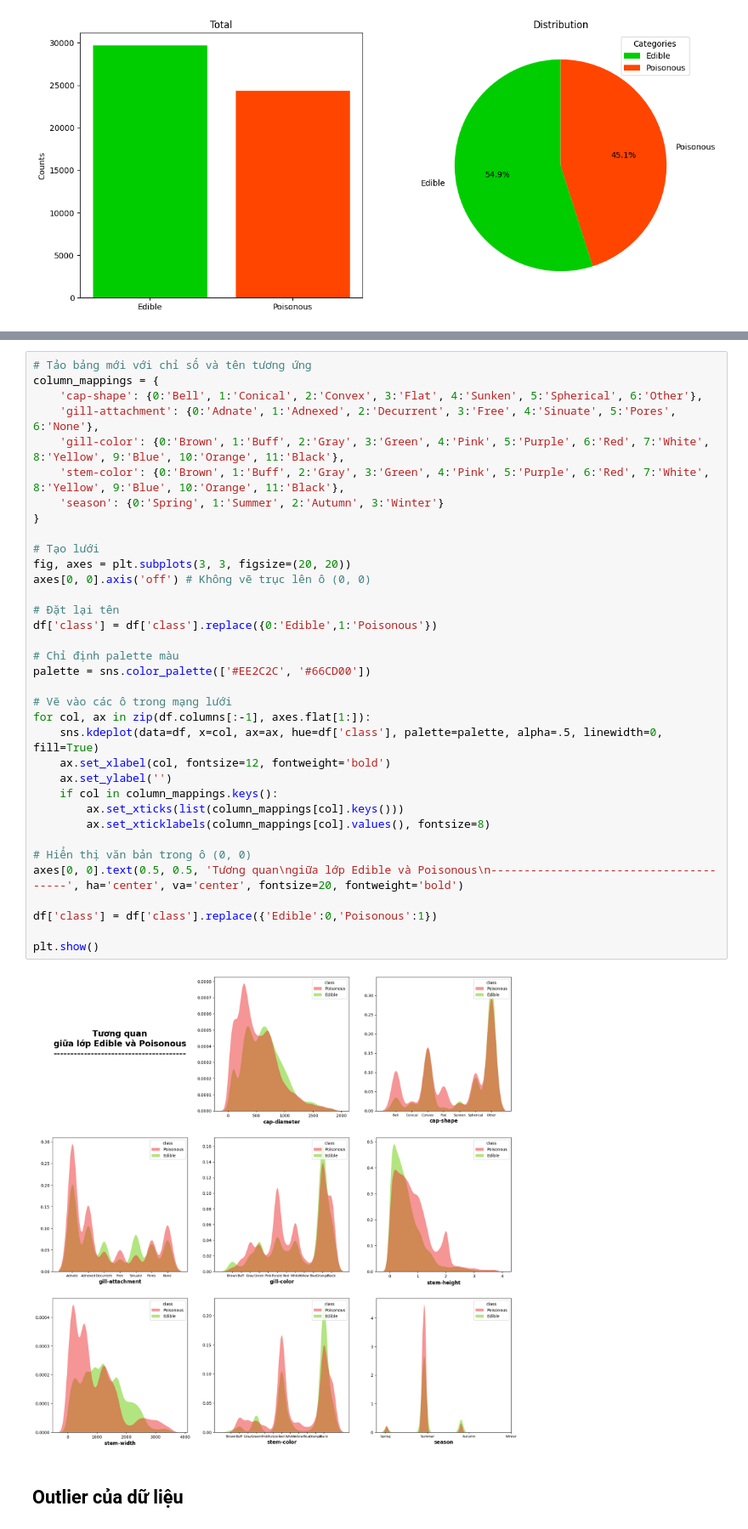
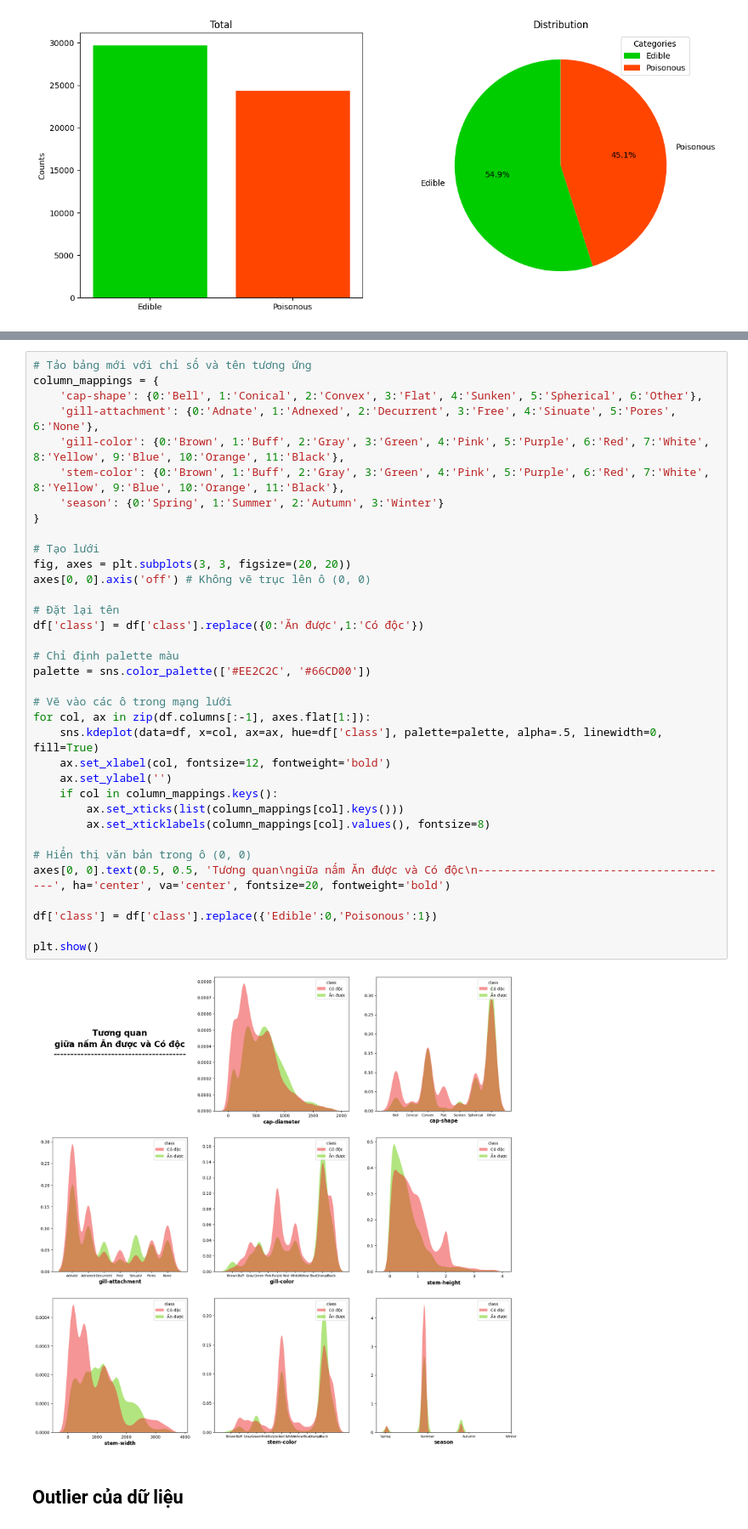
Before and after one commit to hiendamvan/mushroom_edible_classification, a Jupyter notebook: Analyze_data.ipynb, the cells around one changed output, grey strips where cells are left out. Shown: that part at 85% size. Cells and saved outputs as stored; diff of their text form.

```diff
--- a/Analyze_data.ipynb
+++ b/Analyze_data.ipynb
@@ -95,36 +95,36 @@ column_mappings = {
     'gill-attachment': {0:'Adnate', 1:'Adnexed', 2:'Decurrent', 3:'Free', 4:'Sinuate', 5:'Pores', 6:'None'},
     'gill-color': {0:'Brown', 1:'Buff', 2:'Gray', 3:'Green', 4:'Pink', 5:'Purple', 6:'Red', 7:'White', 8:'Yellow', 9:'Blue', 10:'Orange', 11:'Black'},
     'stem-color': {0:'Brown', 1:'Buff', 2:'Gray', 3:'Green', 4:'Pink', 5:'Purple', 6:'Red', 7:'White', 8:'Yellow', 9:'Blue', 10:'Orange', 11:'Black'},
     'season': {0:'Spring', 1:'Summer', 2:'Autumn', 3:'Winter'}
 }
 
 # Tạo lưới
 fig, axes = plt.subplots(3, 3, figsize=(20, 20))
 axes[0, 0].axis('off') # Không vẽ trục lên ô (0, 0)
 
 # Đặt lại tên
-df['class'] = df['class'].replace({0:'Edible',1:'Poisonous'})
+df['class'] = df['class'].replace({0:'Ăn được',1:'Có độc'})
 
 # Chỉ định palette màu
 palette = sns.color_palette(['#EE2C2C', '#66CD00'])
 
 # Vẽ vào các ô trong mạng lưới
 for col, ax in zip(df.columns[:-1], axes.flat[1:]):
     sns.kdeplot(data=df, x=col, ax=ax, hue=df['class'], palette=palette, alpha=.5, linewidth=0, fill=True)
     ax.set_xlabel(col, fontsize=12, fontweight='bold')
     ax.set_ylabel('')
     if col in column_mappings.keys():
         ax.set_xticks(list(column_mappings[col].keys()))
         ax.set_xticklabels(column_mappings[col].values(), fontsize=8)
 
 # Hiển thị văn bản trong ô (0, 0)
-axes[0, 0].text(0.5, 0.5, 'Tương quan\ngiữa lớp Edible và Poisonous\n---------------------------------------', ha='center', va='center', fontsize=20, fontweight='bold')
+axes[0, 0].text(0.5, 0.5, 'Tương quan\ngiữa nấm Ăn được và Có độc\n---------------------------------------', ha='center', va='center', fontsize=20, fontweight='bold')
 
 df['class'] = df['class'].replace({'Edible':0,'Poisonous':1})
 
 plt.show()
 # %% [output]
-[figure, old version]
+[figure, new version]
 # %% [markdown]
 ## Outlier của dữ liệu
 # %%
```
Also changed, not shown: parts of 14 cells of this notebook.
